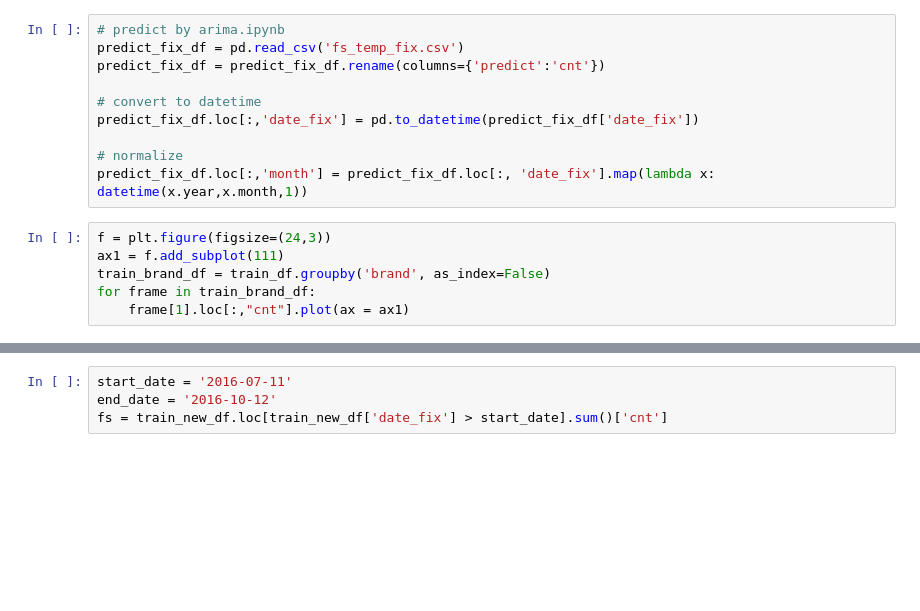
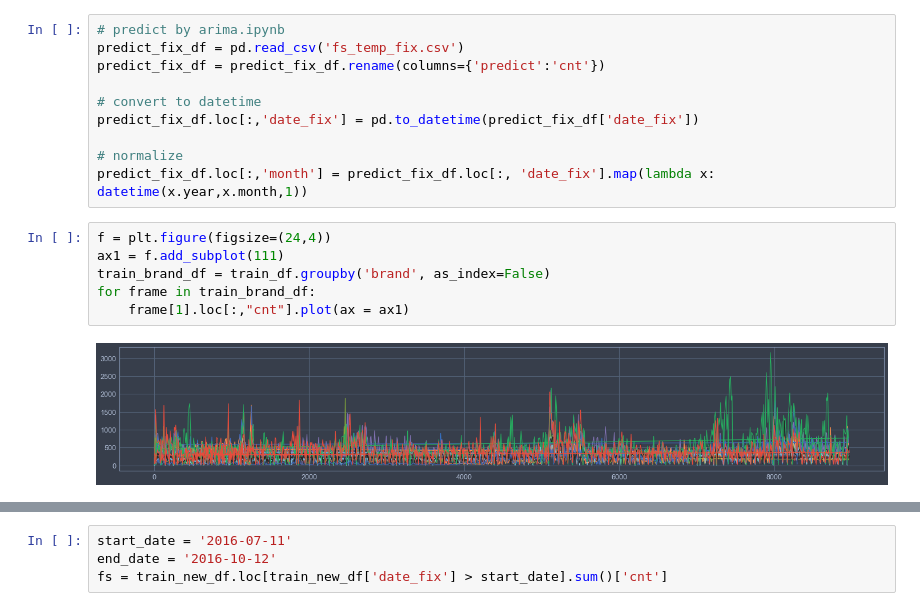
Before and after one commit to zhchaoo/YanCityCarBand_tianchi, a Jupyter notebook: fusai_arima_B.ipynb, the cells around one changed output, grey strips where cells are left out. Saved outputs shown, nothing was run; the diff lists cells and outputs as text; blank space fills up the shorter version.

```diff
--- a/fusai_arima_B.ipynb
+++ b/fusai_arima_B.ipynb
@@ -366,11 +433,13 @@ predict_fix_df.loc[:,'date_fix'] = pd.to_datetime(predict_fix_df['date_fix'])
 # normalize
 predict_fix_df.loc[:,'month'] = predict_fix_df.loc[:, 'date_fix'].map(lambda x: datetime(x.year,x.month,1))
 # %%
-f = plt.figure(figsize=(24,3))
+f = plt.figure(figsize=(24,4))
 ax1 = f.add_subplot(111)
 train_brand_df = train_df.groupby('brand', as_index=False)
 for frame in train_brand_df:
     frame[1].loc[:,"cnt"].plot(ax = ax1)
+# %% [output]
+[figure, added]
 # %%
 f = plt.figure(figsize=(24,3))
 ax1 = f.add_subplot(111)
```
Also changed, not shown: parts of 12 cells of this notebook, 3 other files.
